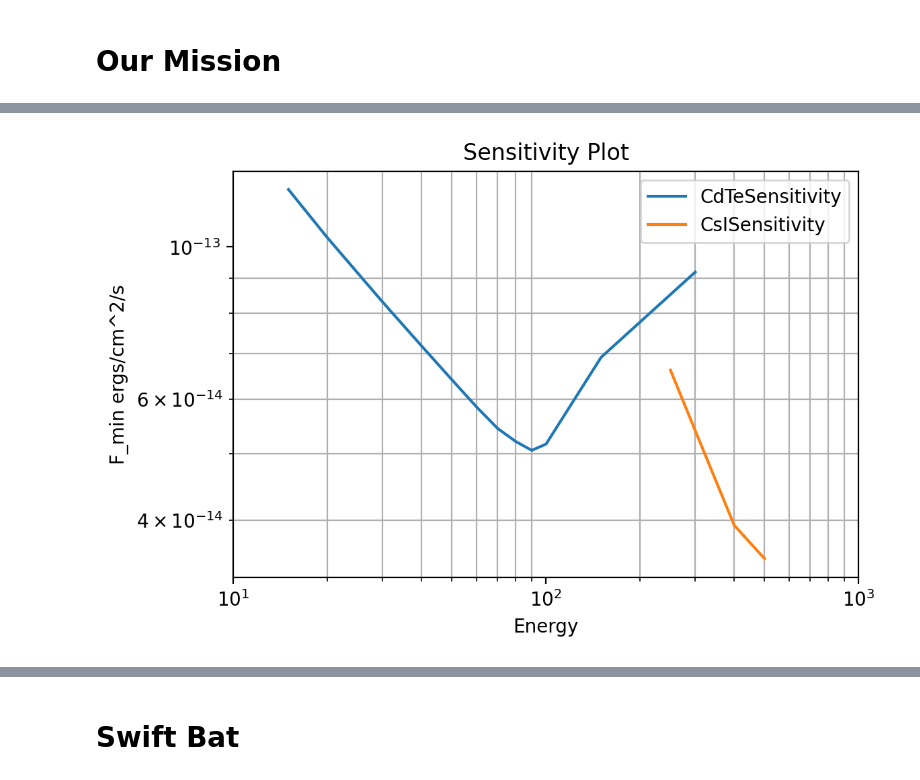
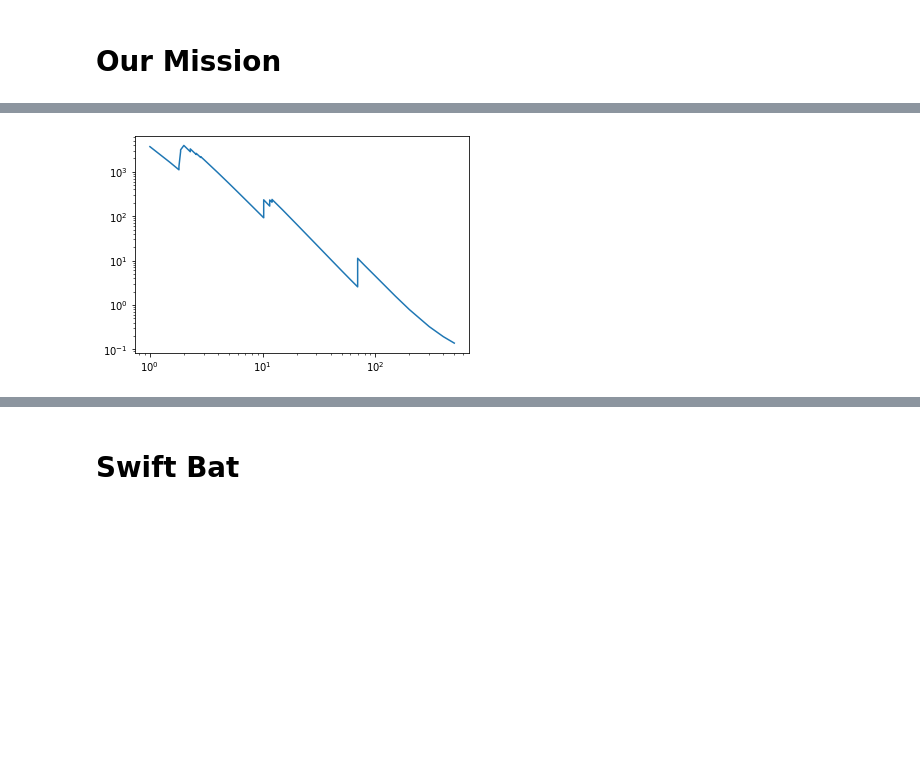
Before and after one commit to iamlrk/sensitivity_calculation, a Jupyter notebook: main.ipynb, the cells around one changed output, grey strips where cells are left out. Drawn from its saved outputs; the diff is of its cells as text; code cells hidden in the pictures; blank space fills up the shorter version.

```diff
--- a/main.ipynb
+++ b/main.ipynb
@@ -100,3 +71,9 @@ a = csi_bg_noise.ploty(ax, type='efficiency')
+# %%
+plt.plot(w_ddd['Photon']*1e3, w_ddd['Coherent'])
+plt.xscale('log')
+plt.yscale('log')
+# %% [output]
+[figure, added]
 # %%
 cdte_sensitivity_values = {
     'background_noise' : cdte_background,
@@ -109,8 +86,6 @@ cdte_sensitivity_values = {
 }
 cdte_sensitivity = sns.Sensitivity(**cdte_sensitivity_values)
 cdte_sensitivities = cdte_sensitivity.calculate_sensitivity()
-snsfig, snsax = plt.subplots(dpi=200)
-snsax = cdte_sensitivity.ploty(snsax, show_plot=False)
 
 csi_sensitivity_values = {
     'background_noise' : csi_background,
@@ -123,20 +98,6 @@ csi_sensitivity_values = {
 }
 csi_sensitivity = sns.Sensitivity(**csi_sensitivity_values)
 csi_sensitivities = csi_sensitivity.calculate_sensitivity()
-# snsfig, snsax = plt.subplots()
-snsax = csi_sensitivity.ploty(snsax, show_plot=False)
-snsax.grid()
-snsax.set_xlabel('Energy')
-snsax.set_ylabel('F_min ergs/cm^2/s')
-snsax.set_xlim(10, 1e3)
-snsax.grid(which='both')
-# snsax.set_ylim(1e-5, 10)
-plt.show()
-
-# ax = sensitivity.ploty(ax)
-# ax.plot(sensitivity.energies, sensitivity.sensitivities * 1.6022E-09)
-# %% [output]
-[figure, removed]
 # %%
 fig2, ax2 = plt.subplots(dpi=400)
 ax2.grid(which='both')
```
Also changed, not shown: parts of 10 cells of this notebook, 2 other files.
